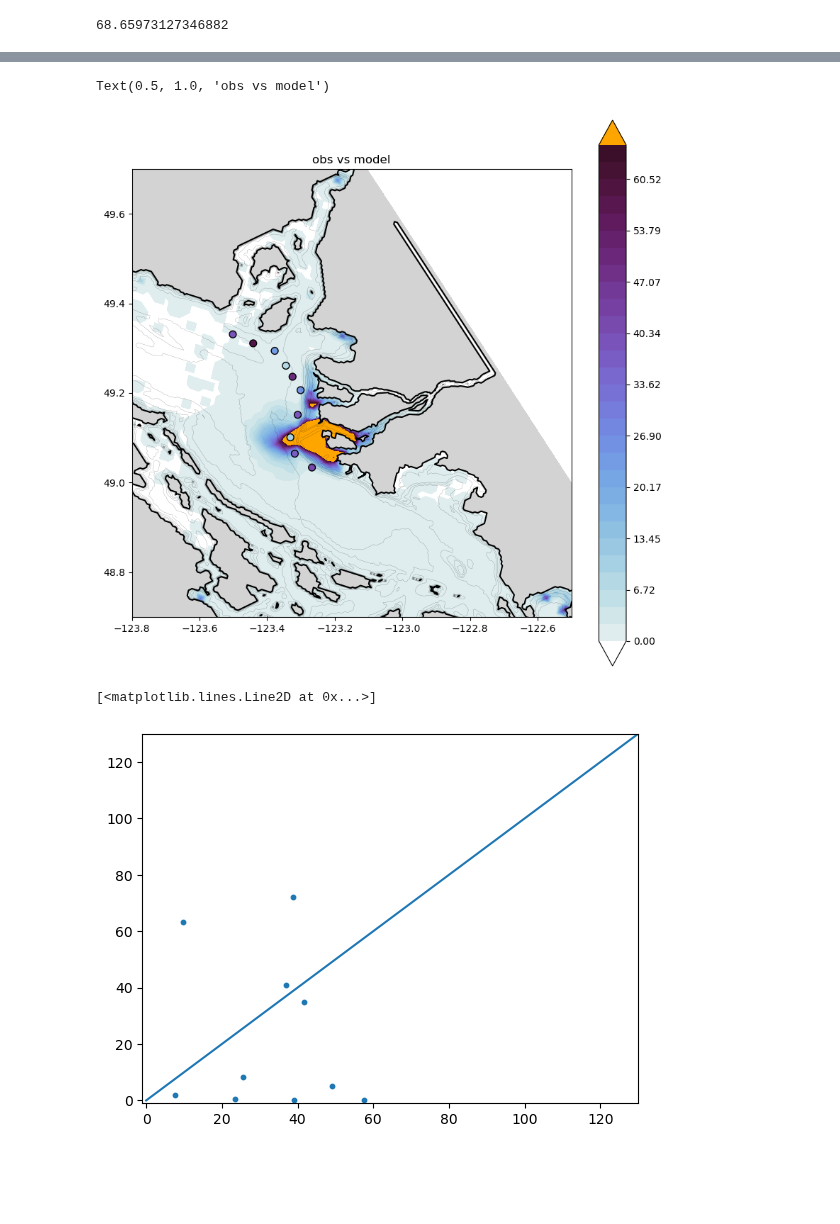
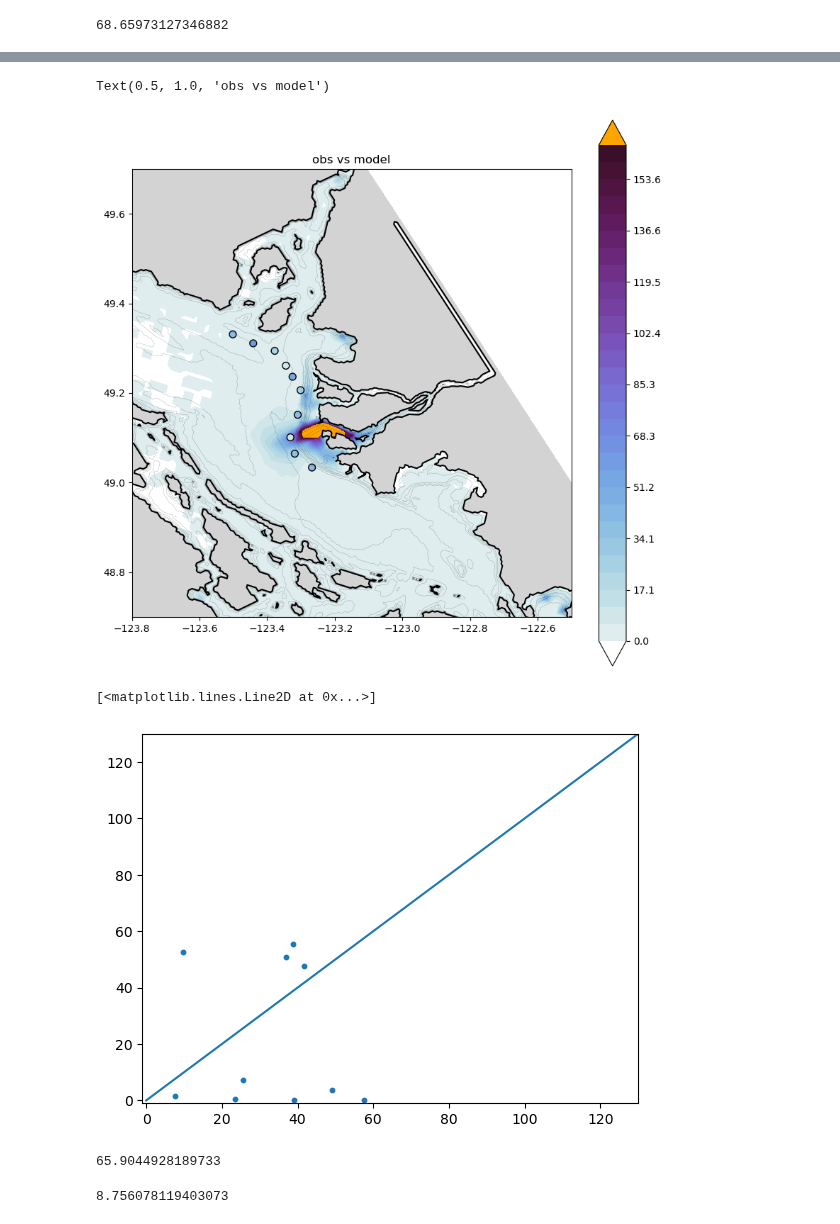
Before and after one commit to SalishSeaCast/analysis-jose, a Jupyter notebook: notebooks/Outfall_finalResults/obs_model.ipynb, the cells around one changed output, grey strips where cells are left out. Saved outputs shown, nothing was run; the diff lists cells and outputs as text; code cells hidden in the pictures; blank space fills up the shorter version.

```diff
--- a/notebooks/Outfall_finalResults/obs_model.ipynb
+++ b/notebooks/Outfall_finalResults/obs_model.ipynb
@@ -266,36 +266,36 @@ Text(0.5, 1.0, 'Mean Concentrations for $\\alpha$ = 5,000 s')
 # %%
 from matplotlib import pyplot as plt, animation, rc,colors
 import cmocean
 cm = cmocean.cm.dense
-levels = np.linspace(1e-5,65,30)
+levels = np.linspace(1e-5,165,30)
 fig, ax = plt.subplots(1,1,figsize=(10, 10))
 conc = np.load(path_runs+'Run_Enero20190101_.npy')
 conc2 = np.load(path_runs+'Run_Febrero20190201_.npy')
 conc3 = np.load(path_runs+'Run_Marzo20190301_.npy')
 conc_winter = (conc + conc2 + conc3)/3
 
 conc = np.load(path_runs+'Run_Junio20190601_.npy')
 conc2 = np.load(path_runs+'Run_Julio20190701_.npy')
 conc3 = np.load(path_runs+'Run_Agosto20190801_.npy')
 conc_summer = (conc + conc2 + conc3)/3
 CONC = 13.7*(conc_winter + conc_summer)/2
 Ni = 3
-aa = ax.contourf(coords.nav_lon[::Ni,::Ni], coords.nav_lat[::Ni,::Ni],np.sum(CONC[:5,:,:],axis=0)/5,levels=levels,extend='both',cmap=cmocean.cm.dense)
+aa = ax.contourf(coords.nav_lon[::Ni,::Ni], coords.nav_lat[::Ni,::Ni],np.sum(CONC[:10,:,:],axis=0)/10,levels=levels,extend='both',cmap=cmocean.cm.dense)
 ax.contour(coords.nav_lon, coords.nav_lat, mask.mbathy[0,:,:],colors='k',linewidths=0.1)
 ax.contourf(coords.nav_lon, coords.nav_lat, mask.tmask[0, 0, ...], levels=[-0.01, 0.01], colors='lightgray')
 ax.contour(coords.nav_lon, coords.nav_lat, mask.tmask[0, 0, ...], levels=[-0.01, 0.01], colors='k')
-sc=plt.scatter(lonobs,latobs,s = 50, c = np.array(obs)*10,cmap=cmocean.cm.dense,vmax=65,vmin=1e-5,edgecolors='black')
+sc=plt.scatter(lonobs,latobs,s = 50, c = np.array(obs)*10,cmap=cmocean.cm.dense,vmax=165,vmin=1e-5,edgecolors='black')
 plt.colorbar(aa)
 aa.cmap.set_over('orange')
 aa.cmap.set_under('white')
 #aa = ax.hist2d(DS.lon,DS.lat,100,cmap =cm,vmin=1e-5,vmax=2000)
 ax.set_aspect(1/np.sin(np.deg2rad(49)))
 plt.ylim([48.7,49.7])
 plt.xlim([-123.8,-122.5])
 plt.title('obs vs model')
 # %% [output]
 Text(0.5, 1.0, 'obs vs model')
-[figure, old version]
+[figure, new version]
 # %%
 conc = np.load(path_runs+runs['5,000 s'][0].split('.')[0]+'.npy')*13.7/runs['5,000 s'][1]
 ni = 5
@@ -304,11 +304,16 @@ for ind,ii in enumerate(i):
         if ni ==0:
             CONC.append(np.sum(conc[:5,int(j[ind]/3),int(ii/3)],axis=0)/5)
         else:
-            CONC.append(np.apply_over_axes(np.sum,conc[:5,int(j[ind]/3)-ni:int(j[ind]/3)+ni,int(ii/3)-ni:int(ii/3)+ni],[0,1,2])/(5*(1+ni*2)**2))
+            CONC.append(np.apply_over_axes(np.sum,conc[:2,int(j[ind]/3)-ni:int(j[ind]/3)+ni+1,int(ii/3)-ni:int(ii/3)+ni+1],[0,1,2])/(2*(1+ni*2)**2))
 plt.scatter(np.array(obs)*10,CONC,s= 10)
 plt.xlim([-1,130])
 plt.ylim([-1,130])
 plt.plot(np.linspace(0,130,2),np.linspace(0,130,2))
 # %% [output]
 [<matplotlib.lines.Line2D at 0x...>]
-[figure, old version]
+[figure, new version]
+# %%
+jj,ii = finder(jjii,np.mean(latobs),np.mean(lonobs))
+np.mean(obs)*20
+# %% [output]
+65.9044928189733
@@ -314,0 +322,5 @@ plt.plot(np.linspace(0,130,2),np.linspace(0,130,2))
+# %%
+ni = 5
+np.sum(np.sum(np.sum(conc[:5,int(jj/3)-ni:int(jj/3)+ni+1,int(ii/3)-ni:int(ii/3)+ni+1],axis=0),axis=0),axis=0)/(5*(1+ni*2)**2)
+# %% [output]
+8.756078119403073
```
Also changed, not shown: parts of 3 cells of this notebook.
